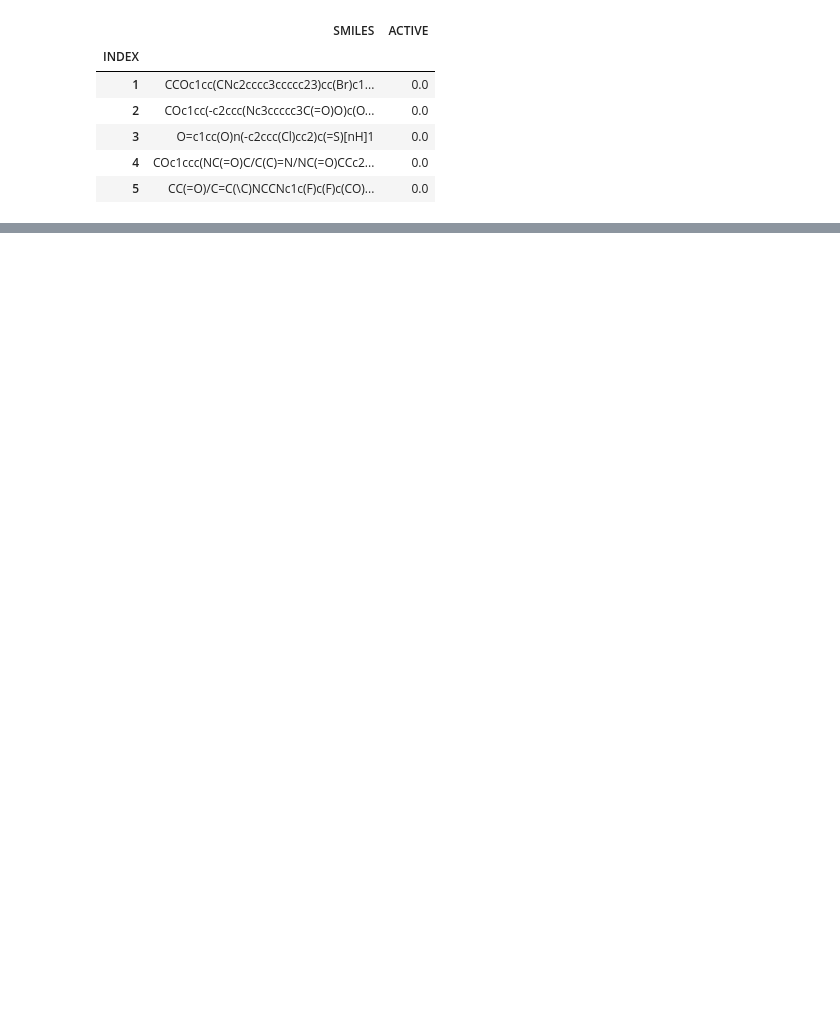
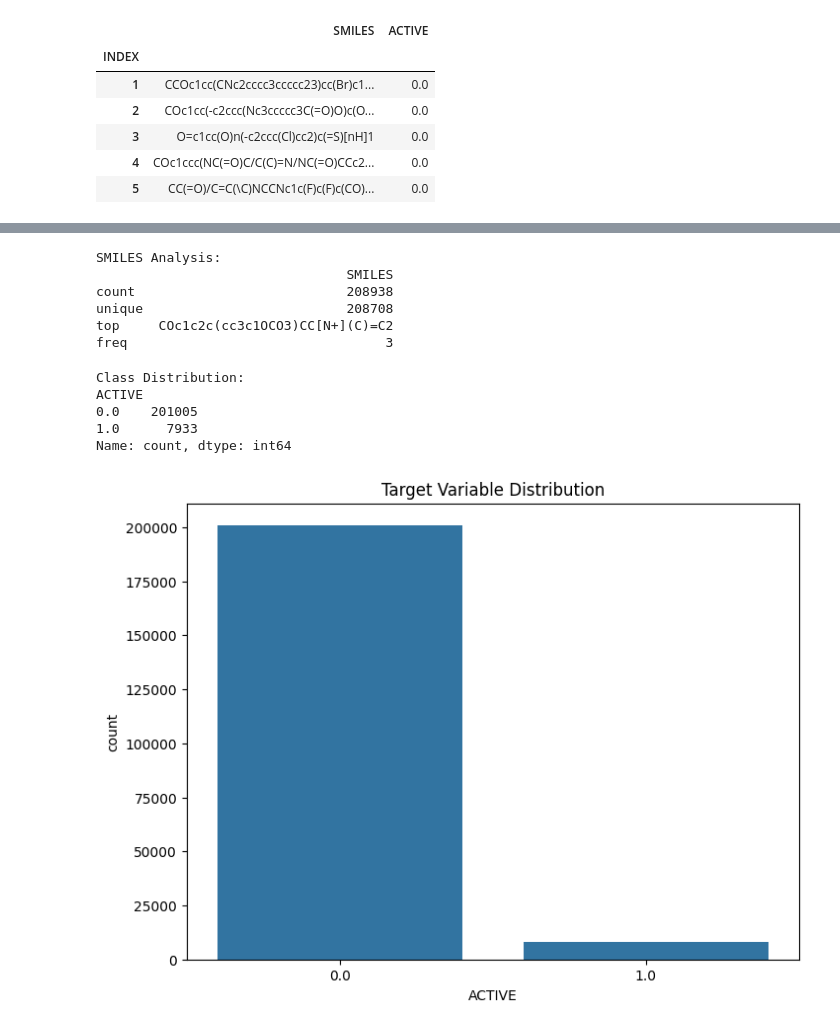
Before and after one commit to Leandr0Duar7e/KTH_ID2214, a Jupyter notebook: Assignment4/Leandro_approach/src/eda.ipynb, the cells around one changed output, grey strips where cells are left out. Saved outputs shown, nothing was run; the diff lists cells and outputs as text; code cells hidden in the pictures; blank space fills up the shorter version.

```diff
--- a/Assignment4/Leandro_approach/src/eda.ipynb
+++ b/Assignment4/Leandro_approach/src/eda.ipynb
@@ -38,0 +92,29 @@ memory usage: 4.8+ MB
+# %%
+# Analyze SMILES strings
+print("\nSMILES Analysis:")
+print(df.describe(include=['object']))
+# %% [output]
+SMILES Analysis:
+                                SMILES
+count                           208938
+unique                          208708
+top     COc1c2c(cc3c1OCO3)CC[N+](C)=C2
+freq                                 3
+# %%
+# Check class distribution
+print("\nClass Distribution:")
+print(df['ACTIVE'].value_counts())
+# %% [output]
+Class Distribution:
+ACTIVE
+0.0    201005
+1.0      7933
+Name: count, dtype: int64
+# %%
+# Visualize class distribution
+plt.figure(figsize=(8, 6))
+sns.countplot(x='ACTIVE', data=df)
+plt.title('Target Variable Distribution')
+plt.show()
+# %% [output]
+[figure, added]
```
Also changed, not shown: parts of 49 cells of this notebook, 2 other files.
